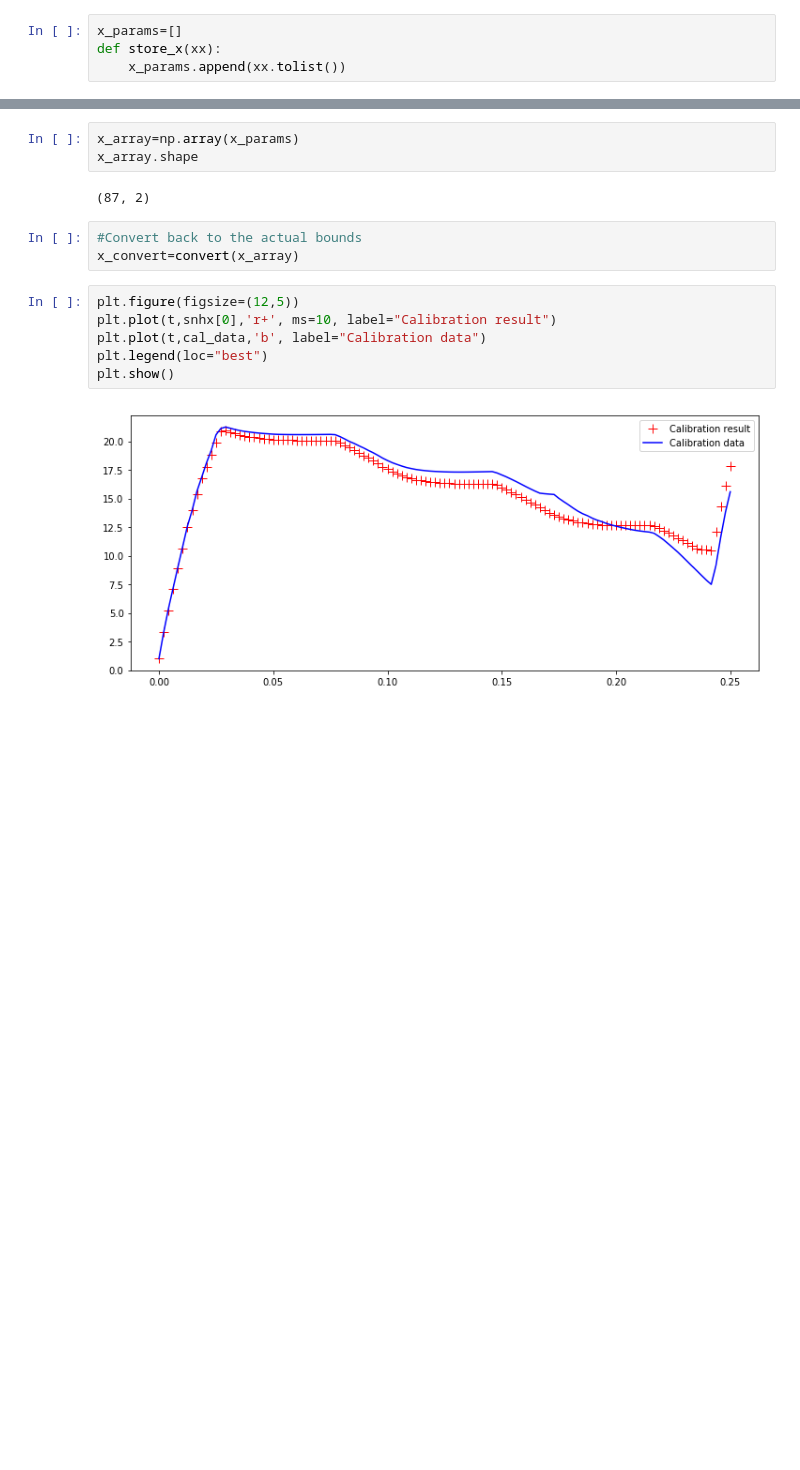
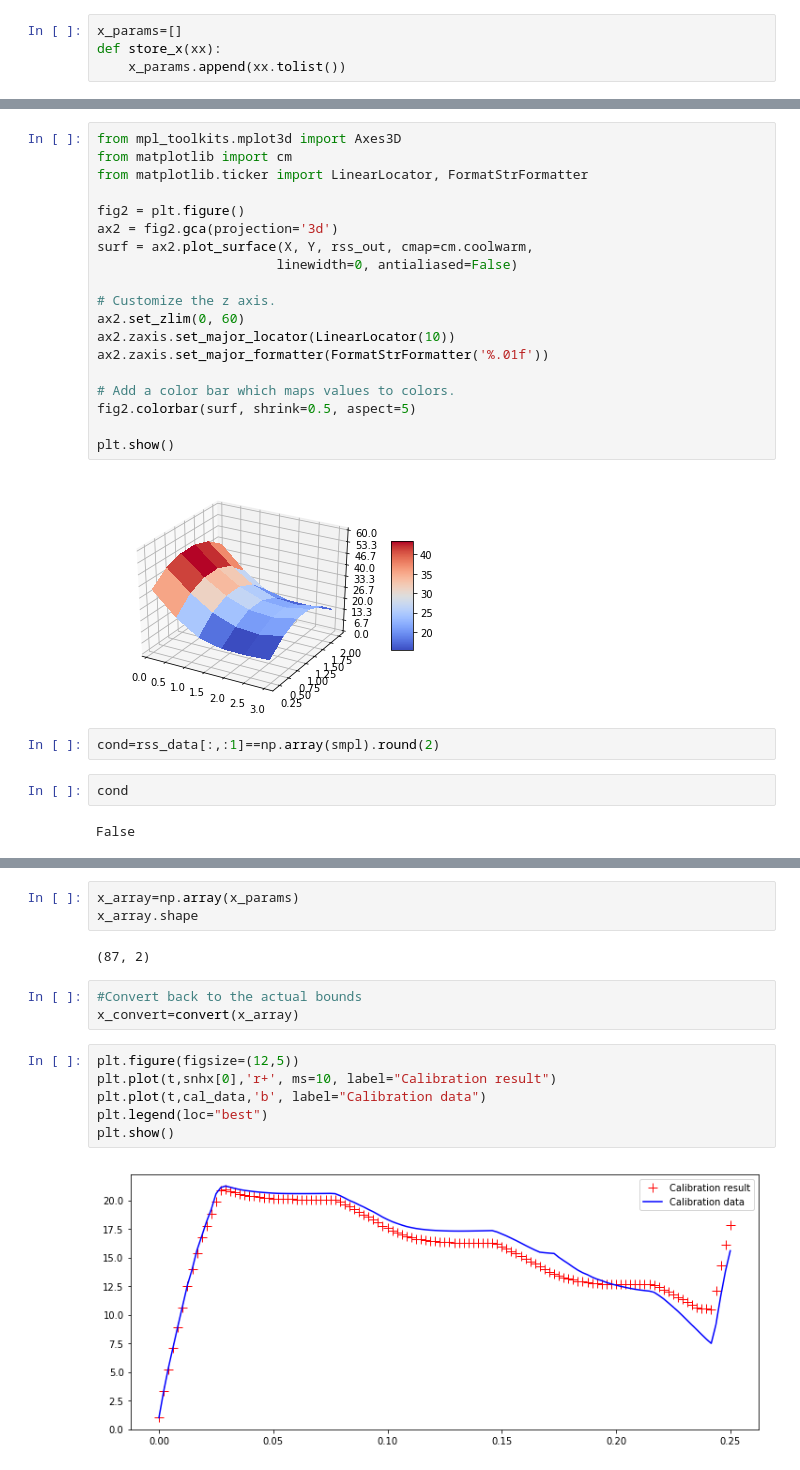
Before and after one commit to zerualem/SumoPython, a Jupyter notebook: Sumo model calibration.ipynb, the cells around one changed output, grey strips where cells are left out. Drawn from its saved outputs; the diff is of its cells as text; blank space fills up the shorter version.

```diff
--- a/Sumo model calibration.ipynb
+++ b/Sumo model calibration.ipynb
@@ -120 +156,28 @@ def store_x(xx):
+# %%
+from mpl_toolkits.mplot3d import Axes3D
+from matplotlib import cm
+from matplotlib.ticker import LinearLocator, FormatStrFormatter
+
+fig2 = plt.figure()
+ax2 = fig2.gca(projection='3d')
+surf = ax2.plot_surface(X, Y, rss_out, cmap=cm.coolwarm,
+                       linewidth=0, antialiased=False)
+
+# Customize the z axis.
+ax2.set_zlim(0, 60)
+ax2.zaxis.set_major_locator(LinearLocator(10))
+ax2.zaxis.set_major_formatter(FormatStrFormatter('%.01f'))
+
+# Add a color bar which maps values to colors.
+fig2.colorbar(surf, shrink=0.5, aspect=5)
+
+plt.show()
+# %% [output]
+[figure, added]
+# %%
+cond=rss_data[:,:1]==np.array(smpl).round(2)
+# %%
+cond
+# %% [output]
+False
 # %%
```
Also changed, not shown: parts of 13 cells of this notebook.
